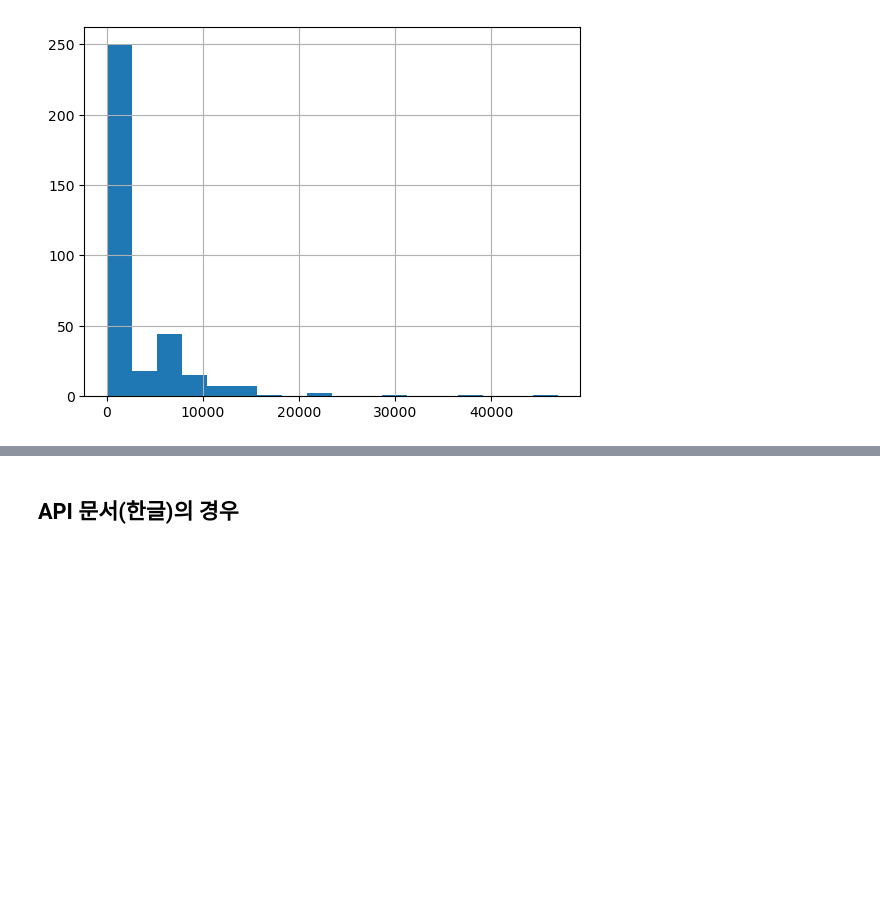
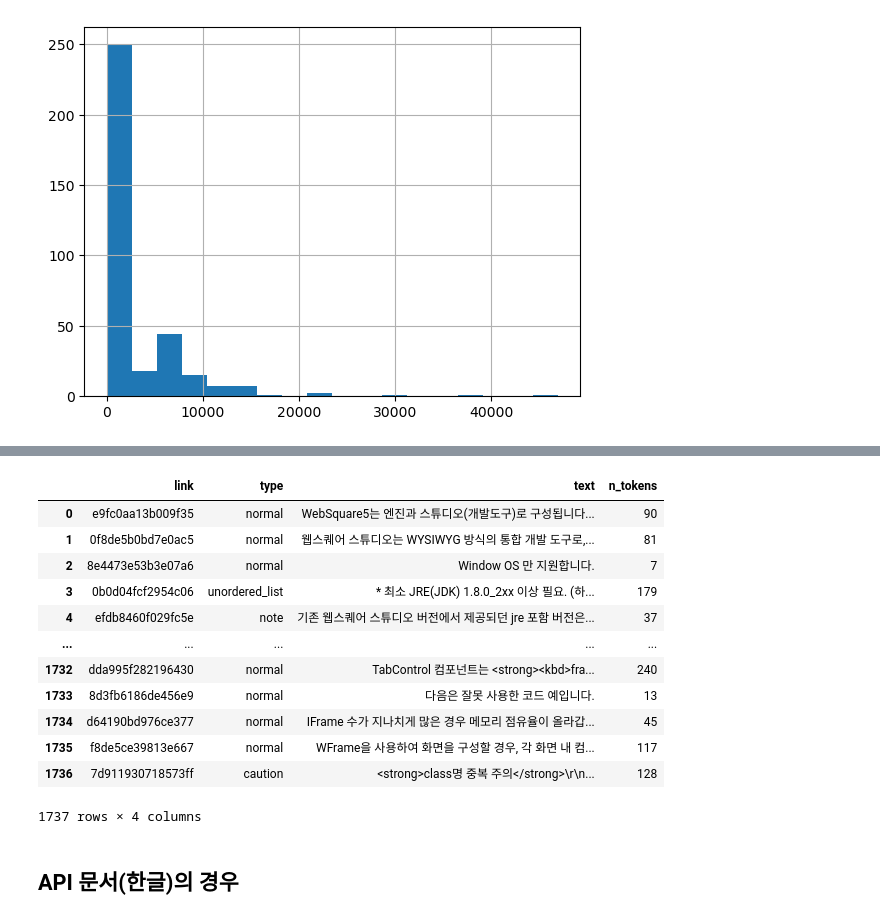
Before and after one commit to kimwooglae/openai-cookbook, a Jupyter notebook: apps/web-crawl-q-and-a/web-qa.ipynb, the cells around one changed output, grey strips where cells are left out. Cells and saved outputs as stored; diff of their text form; code cells hidden in the pictures; blank space fills up the shorter version.

```diff
--- a/apps/web-crawl-q-and-a/web-qa.ipynb
+++ b/apps/web-crawl-q-and-a/web-qa.ipynb
@@ -361,3 +367,19 @@ df_en.n_tokens.hist(bins=18)
+# %%
+df_guide_ko
+# %% [output]
+|  | link | type | text | n_tokens |
+| 0 | e9fc0aa13b009f35 | normal | WebSquare5는 엔진과 스튜디오(개발도구)로 구성됩니다... | 90 |
+| 1 | 0f8de5b0bd7e0ac5 | normal | 웹스퀘어 스튜디오는 WYSIWYG 방식의 통합 개발 도구로,... | 81 |
+| 2 | 8e4473e53b3e07a6 | normal | Window OS 만 지원합니다. | 7 |
+| 3 | 0b0d04fcf2954c06 | unordered_list | * 최소 JRE(JDK) 1.8.0_2xx 이상 필요. (하... | 179 |
+| 4 | efdb8460f029fc5e | note | 기존 웹스퀘어 스튜디오 버전에서 제공되던 jre 포함 버전은... | 37 |
+| ... | ... | ... | ... | ... |
+| 1732 | dda995f282196430 | normal | TabControl 컴포넌트는 <strong><kbd>fra... | 240 |
+| 1733 | 8d3fb6186de456e9 | normal | 다음은 잘못 사용한 코드 예입니다. | 13 |
+| 1734 | d64190bd976ce377 | normal | IFrame 수가 지나치게 많은 경우 메모리 점유율이 올라갑... | 45 |
+| 1735 | f8de5ce39813e667 | normal | WFrame을 사용하여 화면을 구성할 경우, 각 화면 내 컴... | 117 |
+| 1736 | 7d911930718573ff | caution | <strong>class명 중복 주의</strong>\r\n... | 128 |
+1737 rows × 4 columns
 # %% [markdown]
 ## API 문서(한글)의 경우
 # %%
```
Also changed, not shown: parts of 92 cells of this notebook, 8 other files.
